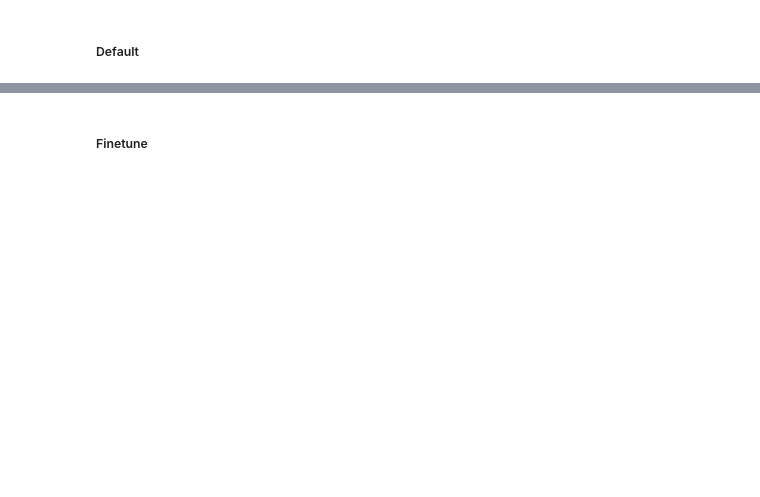
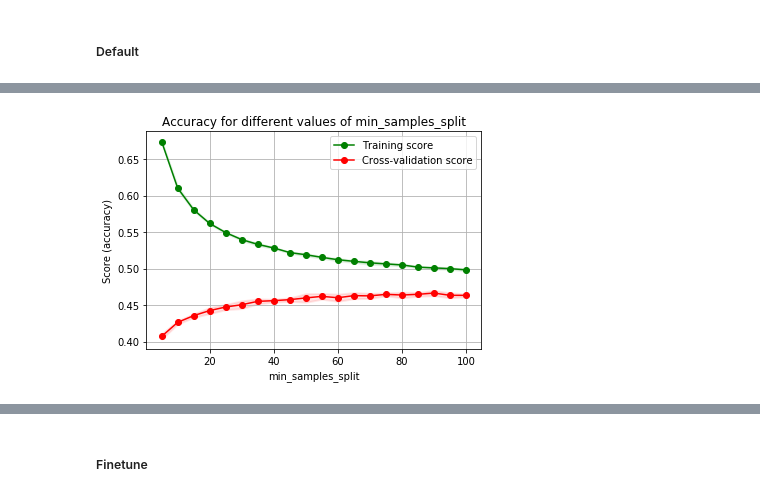
Before and after one commit to Vidovitsch/stack-overflow-survey-model, a Jupyter notebook: research.ipynb, the cells around one changed output, grey strips where cells are left out. Saved outputs shown, nothing was run; the diff lists cells and outputs as text; code cells hidden in the pictures; blank space fills up the shorter version.

```diff
--- a/research.ipynb
+++ b/research.ipynb
@@ -431,0 +498,11 @@ plt.show()
+# %%
+min_samples_split = np.arange(5, 105, 5)
+plot_validation_curve(RandomForestClassifier(),
+                      'Accuracy for different values of min_samples_split',
+                      X_train_best,
+                      y_train,
+                      min_samples_split,
+                      'min_samples_split')
+plt.show()
+# %% [output]
+[figure, added]
```
Also changed, not shown: parts of 79 cells of this notebook, 1 other file.
